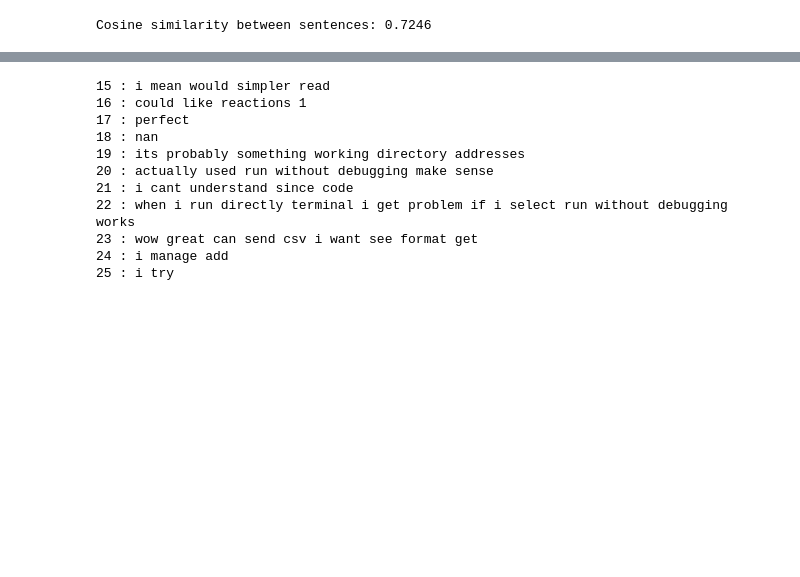
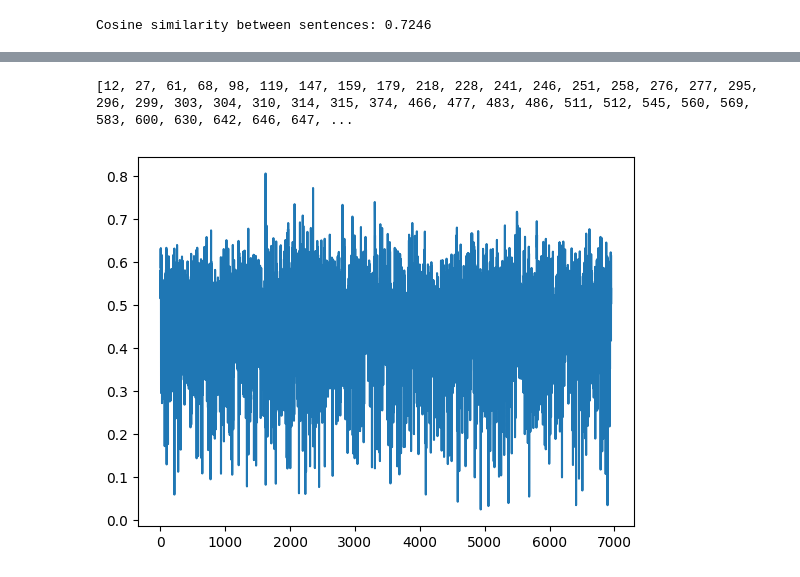
Before and after one commit to amirmosio/telegram-event-detection, a Jupyter notebook: Plotting_data.ipynb, the cells around one changed output, grey strips where cells are left out. Saved outputs shown, nothing was run; the diff lists cells and outputs as text; code cells hidden in the pictures; blank space fills up the shorter version.

```diff
--- a/Plotting_data.ipynb
+++ b/Plotting_data.ipynb
@@ -389,14 +365,15 @@ watch_messages_in_a_range(prep_text, 5,15)
-# %%
-watch_messages_in_a_range(prep_text, 15,25)
-# %% [output]
-15 : i mean would simpler read
-16 : could like reactions 1
-17 : perfect
-18 : nan
-19 : its probably something working directory addresses
-20 : actually used run without debugging make sense
-21 : i cant understand since code
-22 : when i run directly terminal i get problem if i select run without debugging works
-23 : wow great can send csv i want see format get
-24 : i manage add
-25 : i try
+# %%
+laser = Laser()
+langs = ['it' for i in range(len(poli_preprocessed_texts))]
+prep_poli_embeddings = laser.embed_sentences(
+  poli_preprocessed_texts,
+  lang=langs)
+# %%
+poli_similarities = cosine_similarities_last_k_sliding_window(prep_poli_embeddings, 6)
+#printing indices where the average similarity of the last k message is below 0.30
+# Plot the list
+plt.plot(poli_similarities)
+plt.show()
+# %% [output]
+[12, 27, 61, 68, 98, 119, 147, 159, 179, 218, 228, 241, 246, 251, 258, 276, 277, 295, 296, 299, 303, 304, 310, 314, 315, 374, 466, 477, 483, 486, 511, 512, 545, 560, 569, 583, 600, 630, 642, 646, 647, ...
+[figure, added]
```
Also changed, not shown: parts of 22 cells of this notebook.
